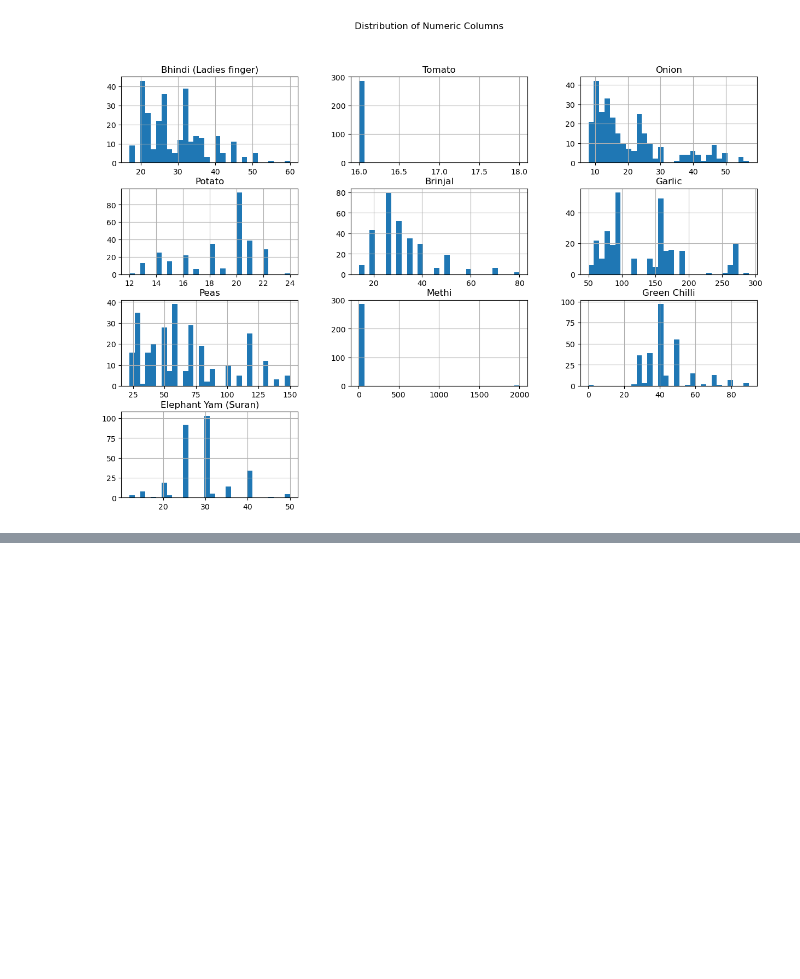
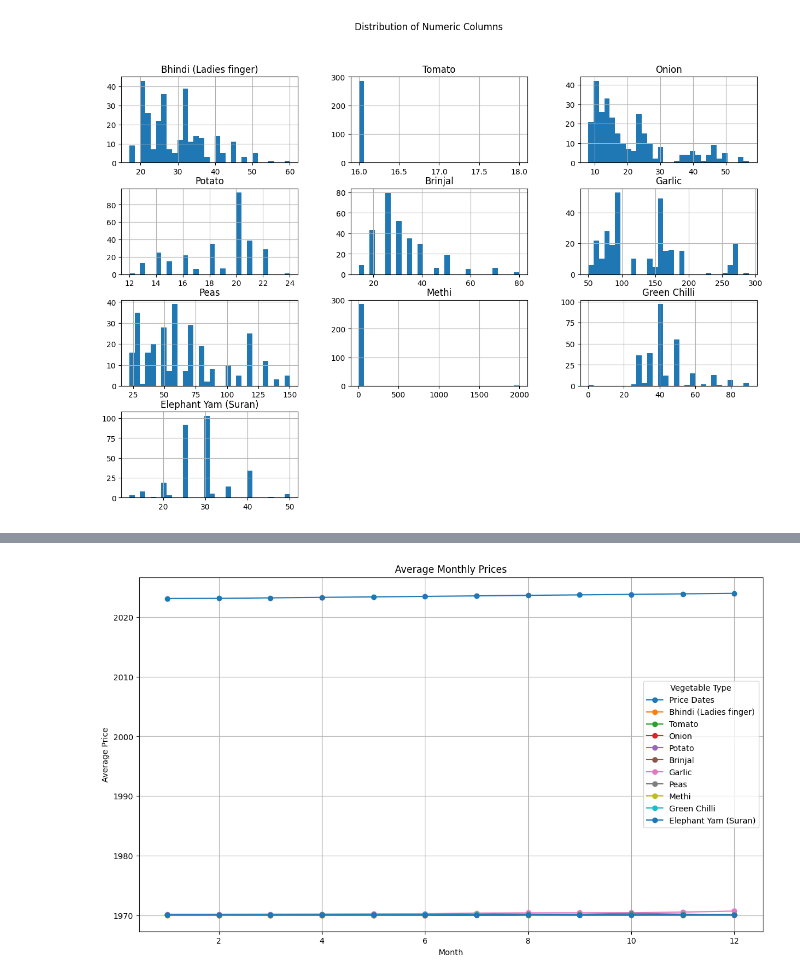
Before and after one commit to leemalatsi79/Team1, a Jupyter notebook: Vegetable Prices.ipynb, the cells around one changed output, grey strips where cells are left out. Saved outputs shown, nothing was run; the diff lists cells and outputs as text; code cells hidden in the pictures; blank space fills up the shorter version.

```diff
--- a/Vegetable Prices.ipynb
+++ b/Vegetable Prices.ipynb
@@ -81,13 +125,18 @@ Error:
 # %%
-# Aggregating prices by month and vegetable type
+data['Price Dates'] = pd.to_datetime(data['Price Dates'], format="%d-%m-%Y", errors='coerce')
+
 monthly_prices = data.groupby(data['Price Dates'].dt.month).mean()
 
 # Plotting monthly price trends for each vegetable
-monthly_prices.plot(figsize=(14, 8), marker='o')
-plt.title('Seasonal Price Trends of Vegetables')
-plt.xlabel('Month')
-plt.ylabel('Average Price (in currency)')
-plt.xticks(ticks=range(1, 13), labels=['Jan', 'Feb', 'Mar', 'Apr', 'May', 'Jun', 'Jul', 'Aug', 'Sep', 'Oct', 'Nov', 'Dec'])
-plt.legend(loc='upper left')
+plt.figure(figsize=(14, 8))
+for column in monthly_prices.columns:
+    plt.plot(monthly_prices.index, monthly_prices[column], marker='o', label=column)
+
+plt.title("Average Monthly Prices")
+plt.xlabel("Month")
+plt.ylabel("Average Price")
+plt.legend(title="Vegetable Type")
 plt.grid(True)
 plt.show()
+# %% [output]
+[figure, added]
```
Also changed, not shown: parts of 4 cells of this notebook.
